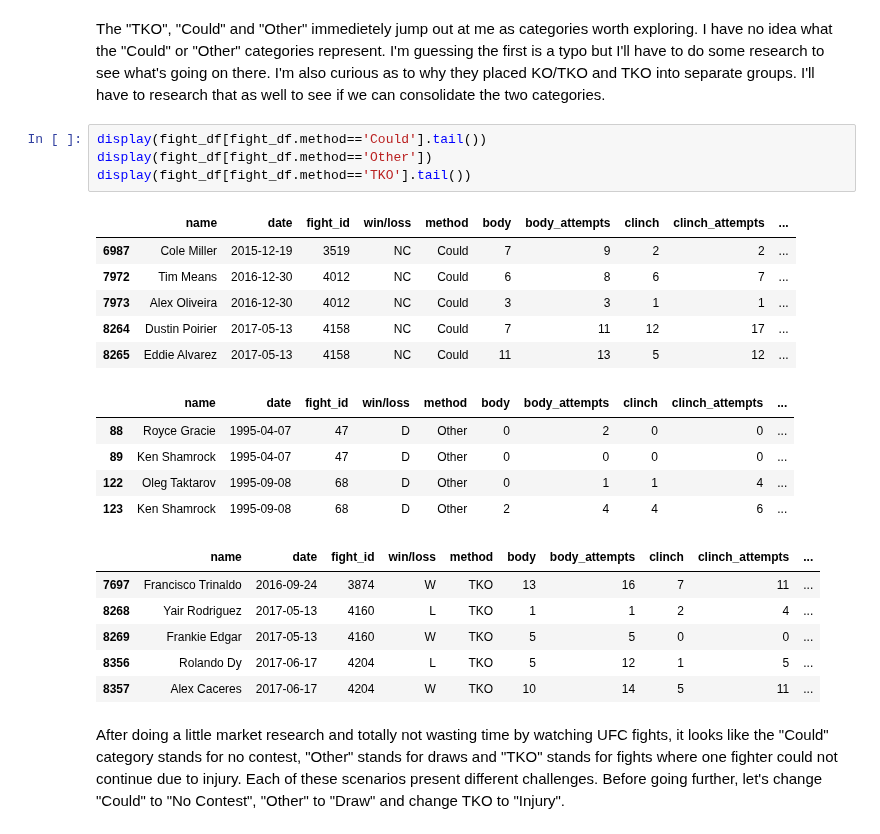
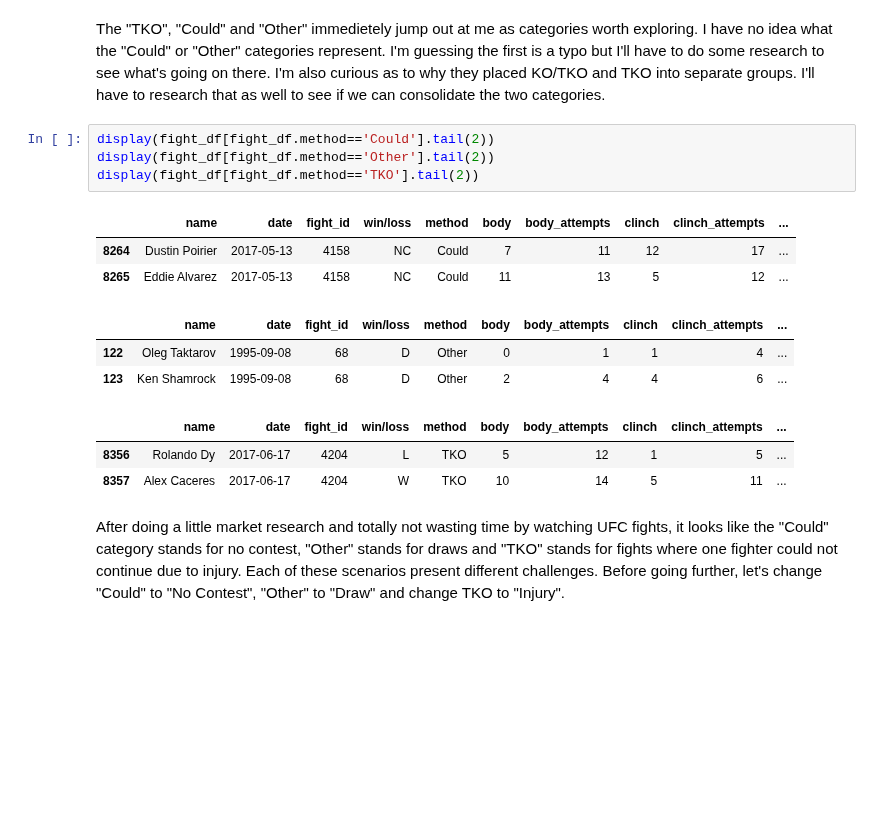
Before and after one commit to cfergusonlee/ufc_fight_analysis, a Jupyter notebook: index.ipynb, the cells around one changed output. Drawn from its saved outputs; the diff is of its cells as text; blank space fills up the shorter version.

```diff
--- a/index.ipynb
+++ b/index.ipynb
@@ -322,25 +275,17 @@ Name: method, dtype: int64
 # %% [markdown]
 The "TKO", "Could" and "Other" immedietely jump out at me as categories worth exploring. I have no idea what the "Could" or "Other" categories represent. I'm guessing the first is a typo but I'll have to do some research to see what's going on there. I'm also curious as to why they placed KO/TKO and TKO into separate groups. I'll have to research that as well to see if we can consolidate the two categories.
 # %%
-display(fight_df[fight_df.method=='Could'].tail())
-display(fight_df[fight_df.method=='Other'])
-display(fight_df[fight_df.method=='TKO'].tail())
+display(fight_df[fight_df.method=='Could'].tail(2))
+display(fight_df[fight_df.method=='Other'].tail(2))
+display(fight_df[fight_df.method=='TKO'].tail(2))
 # %% [output]
 |  | name | date | fight_id | win/loss | method | body | body_attempts | clinch | clinch_attempts | ... |
-| 6987 | Cole Miller | 2015-12-19 | 3519 | NC | Could | 7 | 9 | 2 | 2 | ... |
-| 7972 | Tim Means | 2016-12-30 | 4012 | NC | Could | 6 | 8 | 6 | 7 | ... |
-| 7973 | Alex Oliveira | 2016-12-30 | 4012 | NC | Could | 3 | 3 | 1 | 1 | ... |
 | 8264 | Dustin Poirier | 2017-05-13 | 4158 | NC | Could | 7 | 11 | 12 | 17 | ... |
 | 8265 | Eddie Alvarez | 2017-05-13 | 4158 | NC | Could | 11 | 13 | 5 | 12 | ... |
 |  | name | date | fight_id | win/loss | method | body | body_attempts | clinch | clinch_attempts | ... |
-| 88 | Royce Gracie | 1995-04-07 | 47 | D | Other | 0 | 2 | 0 | 0 | ... |
-| 89 | Ken Shamrock | 1995-04-07 | 47 | D | Other | 0 | 0 | 0 | 0 | ... |
 | 122 | Oleg Taktarov | 1995-09-08 | 68 | D | Other | 0 | 1 | 1 | 4 | ... |
 | 123 | Ken Shamrock | 1995-09-08 | 68 | D | Other | 2 | 4 | 4 | 6 | ... |
 |  | name | date | fight_id | win/loss | method | body | body_attempts | clinch | clinch_attempts | ... |
-| 7697 | Francisco Trinaldo | 2016-09-24 | 3874 | W | TKO | 13 | 16 | 7 | 11 | ... |
-| 8268 | Yair Rodriguez | 2017-05-13 | 4160 | L | TKO | 1 | 1 | 2 | 4 | ... |
-| 8269 | Frankie Edgar | 2017-05-13 | 4160 | W | TKO | 5 | 5 | 0 | 0 | ... |
 | 8356 | Rolando Dy | 2017-06-17 | 4204 | L | TKO | 5 | 12 | 1 | 5 | ... |
 | 8357 | Alex Caceres | 2017-06-17 | 4204 | W | TKO | 10 | 14 | 5 | 11 | ... |
 # %% [markdown]
```
Also changed, not shown: parts of 11 cells of this notebook, 1 other file.
